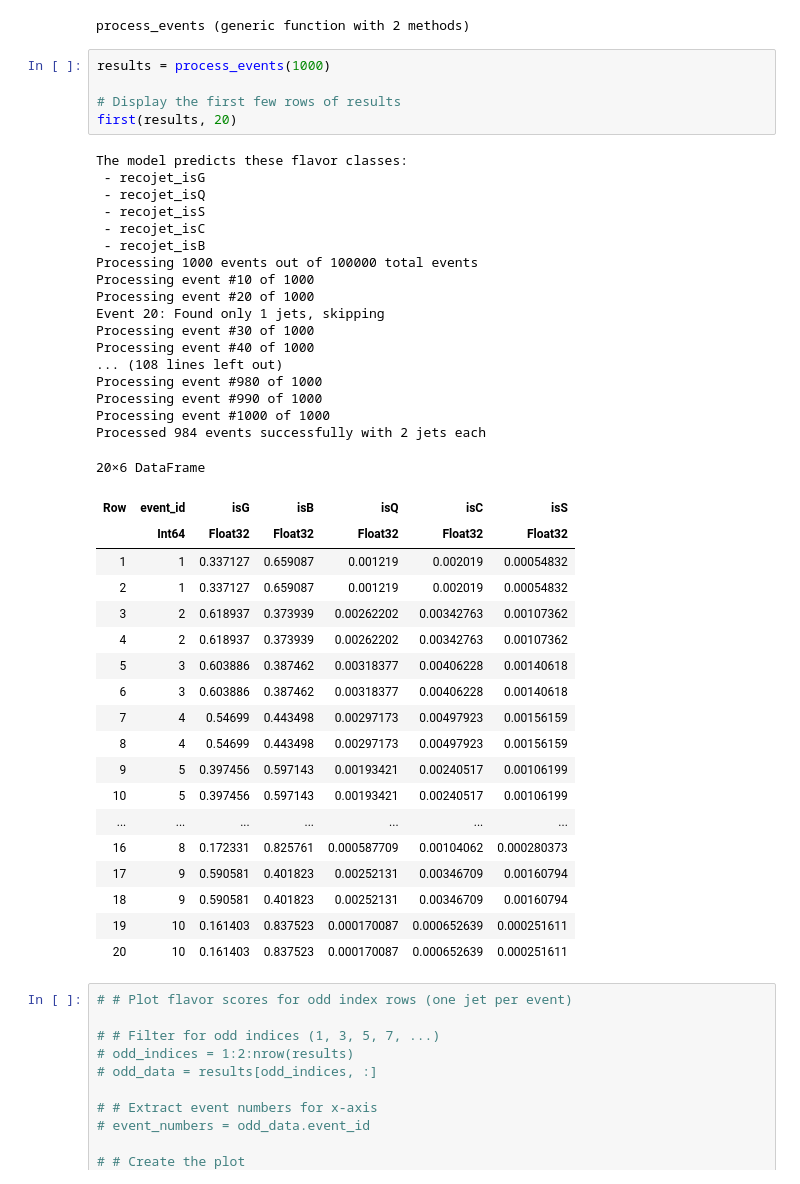
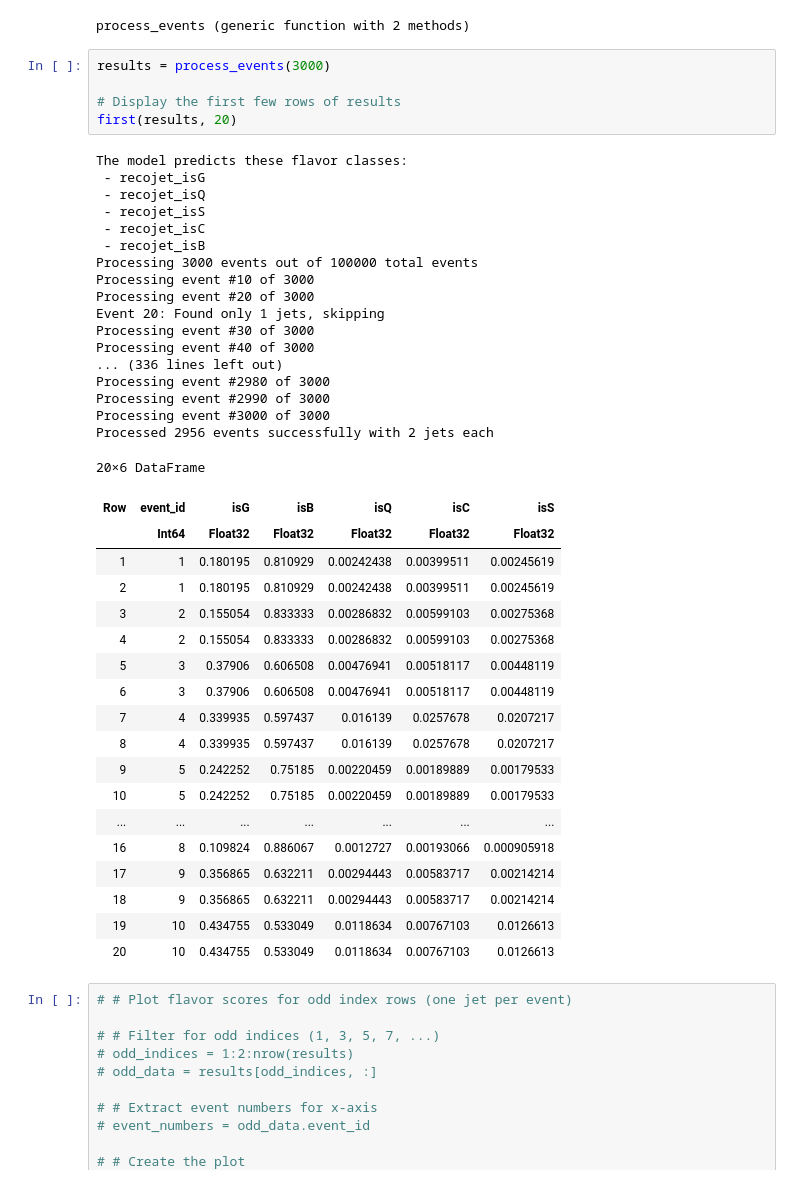
Before and after one commit to HarryWang0619/JetReconstruction.jl, a Jupyter notebook: examples/flavour-tagging/example-flavour-tagging.ipynb, the cells around one changed output. Saved outputs shown, nothing was run; the diff lists cells and outputs as text.

```diff
--- a/examples/flavour-tagging/example-flavour-tagging.ipynb
+++ b/examples/flavour-tagging/example-flavour-tagging.ipynb
@@ -344,47 +344,47 @@ end
 # %% [output]
 process_events (generic function with 2 methods)
 # %%
-results = process_events(1000)
+results = process_events(3000)
 
 # Display the first few rows of results
 first(results, 20)
 # %% [output]
 The model predicts these flavor classes:
  - recojet_isG
  - recojet_isQ
  - recojet_isS
  - recojet_isC
  - recojet_isB
-Processing 1000 events out of 100000 total events
-Processing event #10 of 1000
-Processing event #20 of 1000
+Processing 3000 events out of 100000 total events
+Processing event #10 of 3000
+Processing event #20 of 3000
 Event 20: Found only 1 jets, skipping
-Processing event #30 of 1000
-Processing event #40 of 1000
-... (108 lines left out)
-Processing event #980 of 1000
-Processing event #990 of 1000
-Processing event #1000 of 1000
-Processed 984 events successfully with 2 jets each
+Processing event #30 of 3000
+Processing event #40 of 3000
+... (336 lines left out)
+Processing event #2980 of 3000
+Processing event #2990 of 3000
+Processing event #3000 of 3000
+Processed 2956 events successfully with 2 jets each
 20×6 DataFrame
 | Row | event_id | isG | isB | isQ | isC | isS |
 |  | Int64 | Float32 | Float32 | Float32 | Float32 | Float32 |
-| 1 | 1 | 0.337127 | 0.659087 | 0.001219 | 0.002019 | 0.00054832 |
-| 2 | 1 | 0.337127 | 0.659087 | 0.001219 | 0.002019 | 0.00054832 |
-| 3 | 2 | 0.618937 | 0.373939 | 0.00262202 | 0.00342763 | 0.00107362 |
-| 4 | 2 | 0.618937 | 0.373939 | 0.00262202 | 0.00342763 | 0.00107362 |
-| 5 | 3 | 0.603886 | 0.387462 | 0.00318377 | 0.00406228 | 0.00140618 |
-| 6 | 3 | 0.603886 | 0.387462 | 0.00318377 | 0.00406228 | 0.00140618 |
-| 7 | 4 | 0.54699 | 0.443498 | 0.00297173 | 0.00497923 | 0.00156159 |
-| 8 | 4 | 0.54699 | 0.443498 | 0.00297173 | 0.00497923 | 0.00156159 |
-| 9 | 5 | 0.397456 | 0.597143 | 0.00193421 | 0.00240517 | 0.00106199 |
-| 10 | 5 | 0.397456 | 0.597143 | 0.00193421 | 0.00240517 | 0.00106199 |
+| 1 | 1 | 0.180195 | 0.810929 | 0.00242438 | 0.00399511 | 0.00245619 |
+| 2 | 1 | 0.180195 | 0.810929 | 0.00242438 | 0.00399511 | 0.00245619 |
+| 3 | 2 | 0.155054 | 0.833333 | 0.00286832 | 0.00599103 | 0.00275368 |
+| 4 | 2 | 0.155054 | 0.833333 | 0.00286832 | 0.00599103 | 0.00275368 |
+| 5 | 3 | 0.37906 | 0.606508 | 0.00476941 | 0.00518117 | 0.00448119 |
+| 6 | 3 | 0.37906 | 0.606508 | 0.00476941 | 0.00518117 | 0.00448119 |
+| 7 | 4 | 0.339935 | 0.597437 | 0.016139 | 0.0257678 | 0.0207217 |
+| 8 | 4 | 0.339935 | 0.597437 | 0.016139 | 0.0257678 | 0.0207217 |
+| 9 | 5 | 0.242252 | 0.75185 | 0.00220459 | 0.00189889 | 0.00179533 |
+| 10 | 5 | 0.242252 | 0.75185 | 0.00220459 | 0.00189889 | 0.00179533 |
 | ... | ... | ... | ... | ... | ... | ... |
-| 16 | 8 | 0.172331 | 0.825761 | 0.000587709 | 0.00104062 | 0.000280373 |
-| 17 | 9 | 0.590581 | 0.401823 | 0.00252131 | 0.00346709 | 0.00160794 |
-| 18 | 9 | 0.590581 | 0.401823 | 0.00252131 | 0.00346709 | 0.00160794 |
-| 19 | 10 | 0.161403 | 0.837523 | 0.000170087 | 0.000652639 | 0.000251611 |
-| 20 | 10 | 0.161403 | 0.837523 | 0.000170087 | 0.000652639 | 0.000251611 |
+| 16 | 8 | 0.109824 | 0.886067 | 0.0012727 | 0.00193066 | 0.000905918 |
+| 17 | 9 | 0.356865 | 0.632211 | 0.00294443 | 0.00583717 | 0.00214214 |
+| 18 | 9 | 0.356865 | 0.632211 | 0.00294443 | 0.00583717 | 0.00214214 |
+| 19 | 10 | 0.434755 | 0.533049 | 0.0118634 | 0.00767103 | 0.0126613 |
+| 20 | 10 | 0.434755 | 0.533049 | 0.0118634 | 0.00767103 | 0.0126613 |
 # %%
 # # Plot flavor scores for odd index rows (one jet per event)
 
```
Also changed, not shown: parts of 7 cells of this notebook, 1 other file.
